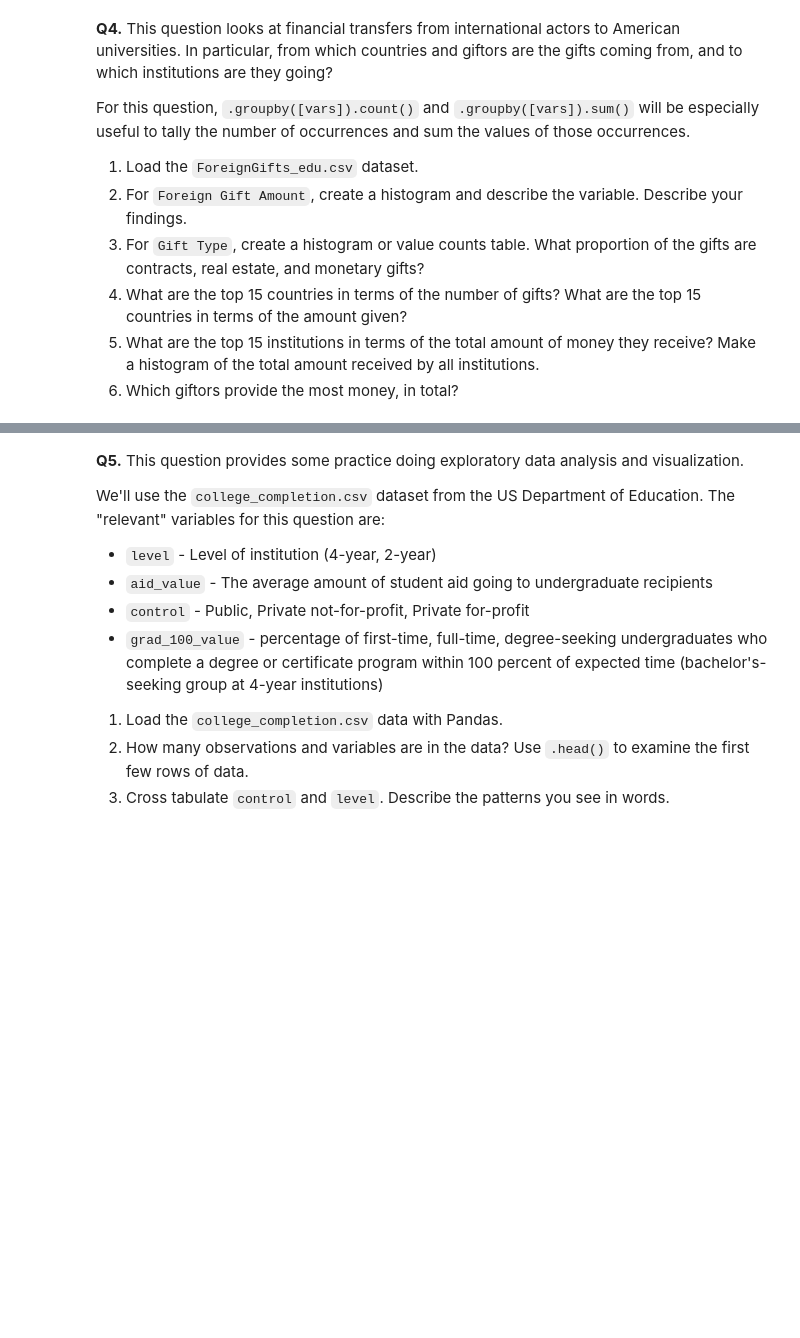
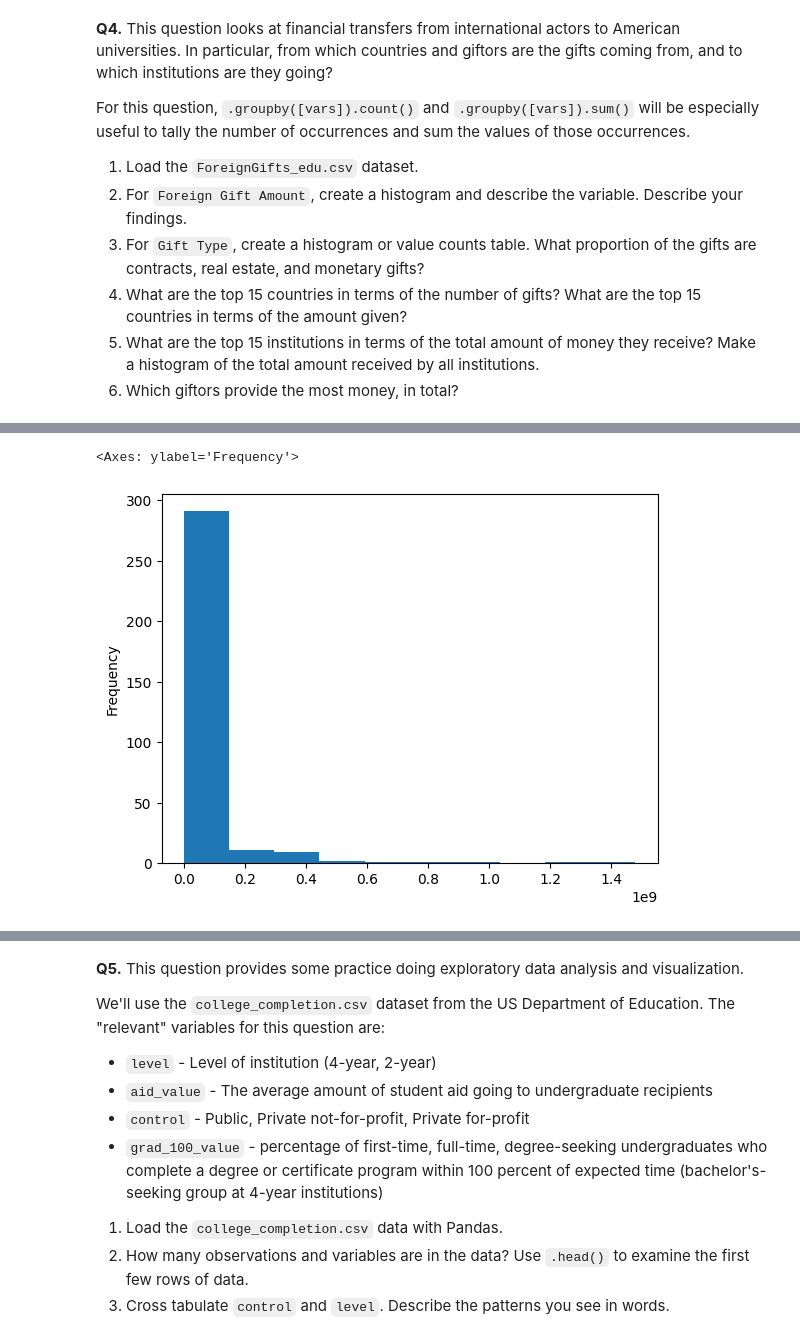
Before and after one commit to calvinpan1/ds3001_assignments, a Jupyter notebook: 01_assignment_wrangling_and_eda.ipynb, the cells around one changed output, grey strips where cells are left out. Drawn from its saved outputs; the diff is of its cells as text; code cells hidden in the pictures; blank space fills up the shorter version.

```diff
--- a/01_assignment_wrangling_and_eda.ipynb
+++ b/01_assignment_wrangling_and_eda.ipynb
@@ -80,0 +453,6 @@ For this question, `.groupby([vars]).count()` and `.groupby([vars]).sum()` will
+# %%
+# Make a histogram of the total amount received by all institutions.
+foreign_gifts.groupby('Institution Name')['Foreign Gift Amount'].sum().sort_values(ascending=False).plot.hist()
+# %% [output]
+<Axes: ylabel='Frequency'>
+[figure, added]
```
Also changed, not shown: parts of 37 cells of this notebook.
